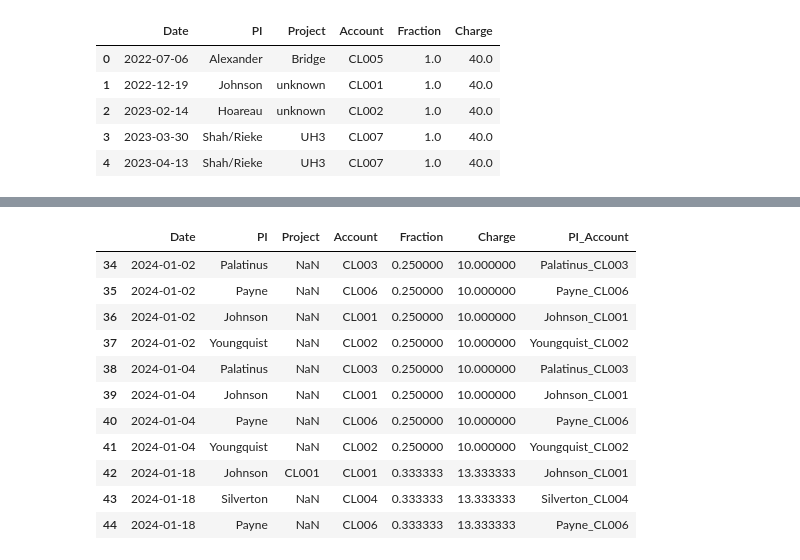
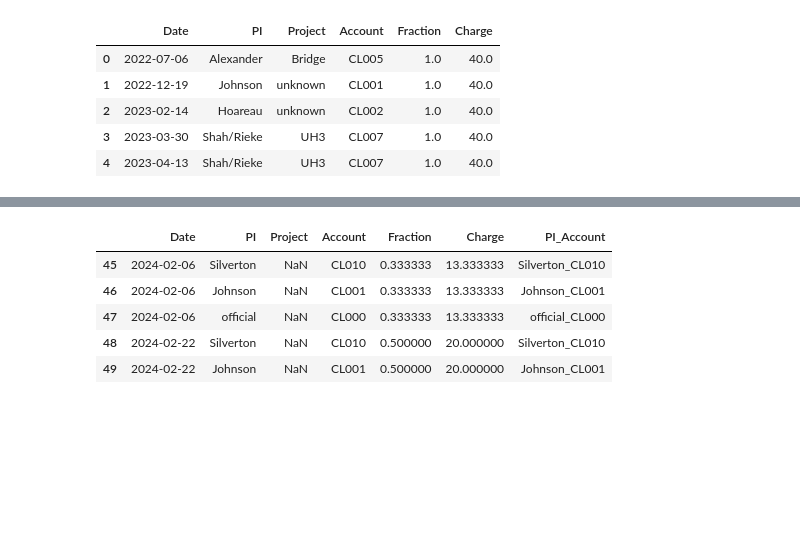
Before and after one commit to mzabrisk/eto_billing, a Jupyter notebook: cost_distribution.ipynb, the cells around one changed output, grey strips where cells are left out. Cells and saved outputs as stored; diff of their text form; code cells hidden in the pictures; blank space fills up the shorter version.

```diff
--- a/cost_distribution.ipynb
+++ b/cost_distribution.ipynb
@@ -63,24 +64,19 @@ use_df
 # %%
 # create subset df for period of interest
 
-date_min = '2023-12-01'
-date_max = '2024-01-31'
+#### Date range of interest must be updated ####
+date_min = '2024-02-01'
+date_max = '2024-02-29'
 
 period_of_interest_df = use_df[(use_df['Date'] >= date_min) & (use_df['Date'] <= date_max)]
 period_of_interest_df
 # %% [output]
 |  | Date | PI | Project | Account | Fraction | Charge | PI_Account |
-| 34 | 2024-01-02 | Palatinus | NaN | CL003 | 0.250000 | 10.000000 | Palatinus_CL003 |
-| 35 | 2024-01-02 | Payne | NaN | CL006 | 0.250000 | 10.000000 | Payne_CL006 |
-| 36 | 2024-01-02 | Johnson | NaN | CL001 | 0.250000 | 10.000000 | Johnson_CL001 |
-| 37 | 2024-01-02 | Youngquist | NaN | CL002 | 0.250000 | 10.000000 | Youngquist_CL002 |
-| 38 | 2024-01-04 | Palatinus | NaN | CL003 | 0.250000 | 10.000000 | Palatinus_CL003 |
-| 39 | 2024-01-04 | Johnson | NaN | CL001 | 0.250000 | 10.000000 | Johnson_CL001 |
-| 40 | 2024-01-04 | Payne | NaN | CL006 | 0.250000 | 10.000000 | Payne_CL006 |
-| 41 | 2024-01-04 | Youngquist | NaN | CL002 | 0.250000 | 10.000000 | Youngquist_CL002 |
-| 42 | 2024-01-18 | Johnson | CL001 | CL001 | 0.333333 | 13.333333 | Johnson_CL001 |
-| 43 | 2024-01-18 | Silverton | NaN | CL004 | 0.333333 | 13.333333 | Silverton_CL004 |
-| 44 | 2024-01-18 | Payne | NaN | CL006 | 0.333333 | 13.333333 | Payne_CL006 |
+| 45 | 2024-02-06 | Silverton | NaN | CL010 | 0.333333 | 13.333333 | Silverton_CL010 |
+| 46 | 2024-02-06 | Johnson | NaN | CL001 | 0.333333 | 13.333333 | Johnson_CL001 |
+| 47 | 2024-02-06 | official | NaN | CL000 | 0.333333 | 13.333333 | official_CL000 |
+| 48 | 2024-02-22 | Silverton | NaN | CL010 | 0.500000 | 20.000000 | Silverton_CL010 |
+| 49 | 2024-02-22 | Johnson | NaN | CL001 | 0.500000 | 20.000000 | Johnson_CL001 |
 # %%
 # creating new dataframe to total uses and charge
 
```
Also changed, not shown: parts of 7 cells of this notebook, 6 other files.
